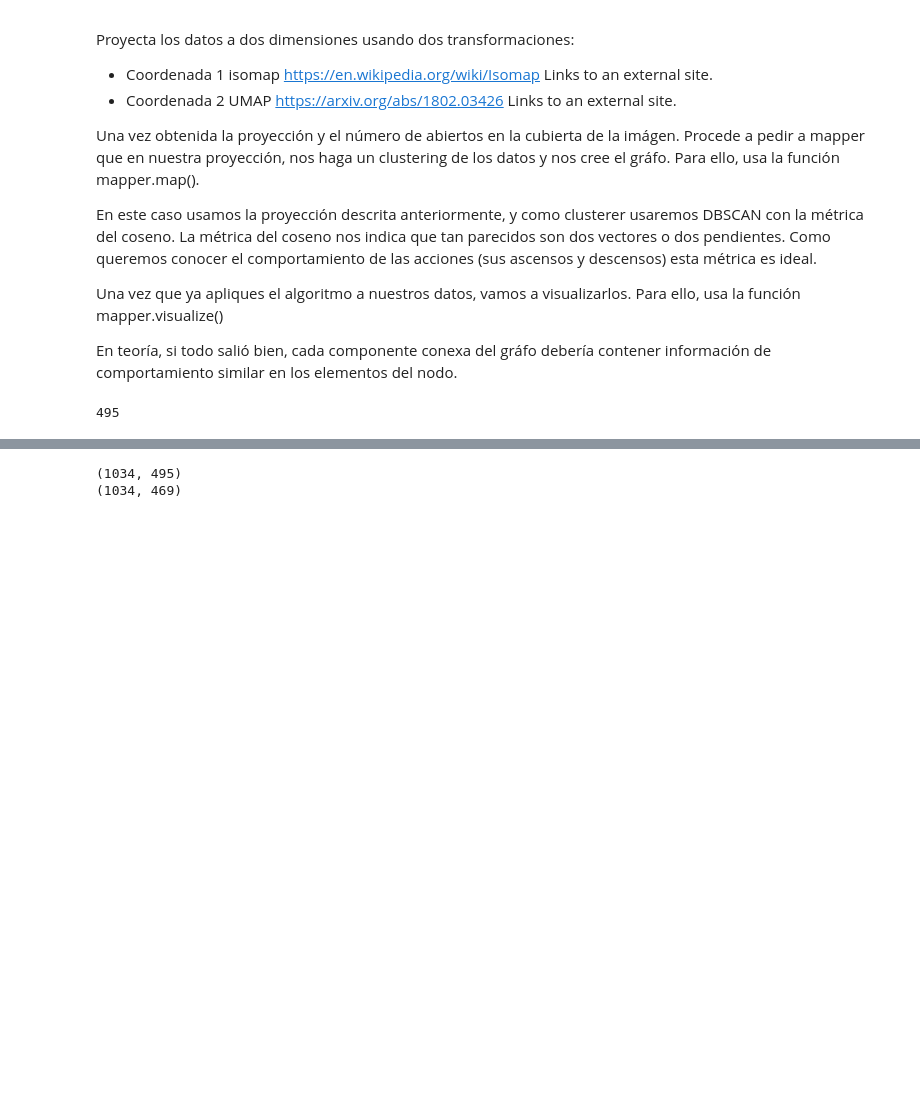
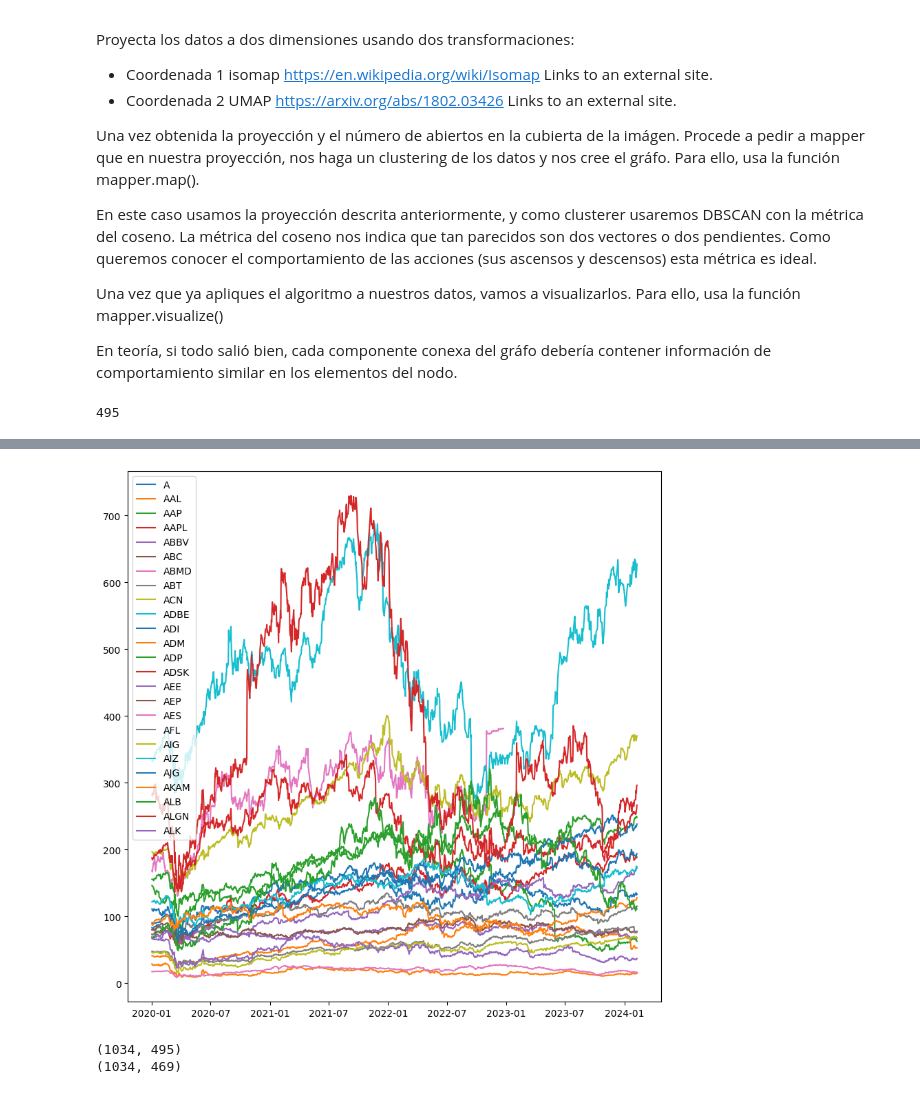
Before and after one commit to FelixStaff/Mapper, a Jupyter notebook: T3.ipynb, the cells around one changed output, grey strips where cells are left out. Drawn from its saved outputs; the diff is of its cells as text; code cells hidden in the pictures; blank space fills up the shorter version.

```diff
--- a/T3.ipynb
+++ b/T3.ipynb
@@ -168,5 +168,16 @@ data_raw = yf.download(" ".join(tickernames), start=start, end=end)['Adj Close']
 # %%
 data = data_raw
+# %%
+# plot the data
+import matplotlib.pyplot as plt
+# Agarramos un subconjunto de los datos
+sub_data = data.iloc[:,0:25]
+plt.figure(figsize=(10,10))
+plt.plot(sub_data)
+plt.legend(sub_data.columns)
+plt.show()
+# %% [output]
+[figure, added]
 # %%
 # Vemos los nombres de las columnas
 print (data.shape)
```
Also changed, not shown: parts of 5 cells of this notebook.
